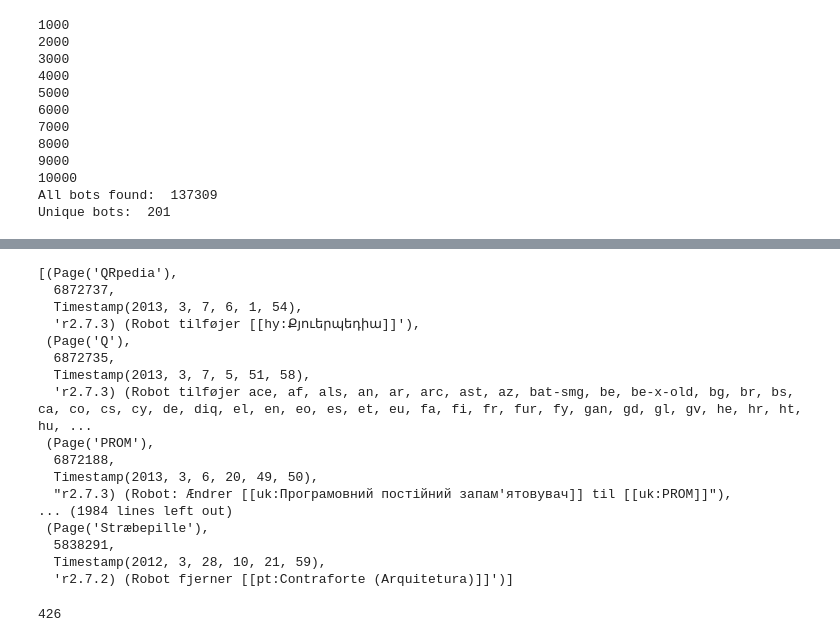
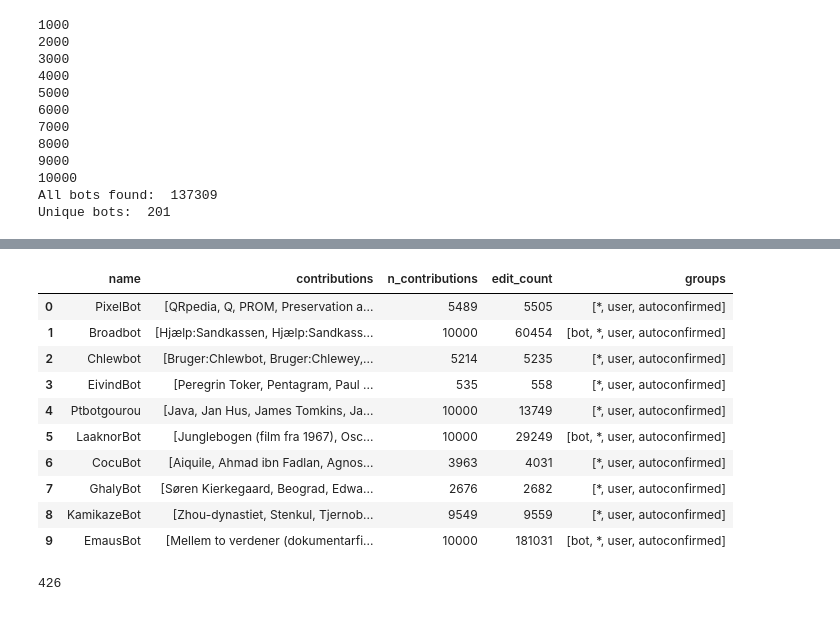
Before and after one commit to CSS-project-02467/CSS_Project, a Jupyter notebook: wikipedia.ipynb, the cells around one changed output, grey strips where cells are left out. Cells and saved outputs as stored; diff of their text form; code cells hidden in the pictures.

```diff
--- a/wikipedia.ipynb
+++ b/wikipedia.ipynb
@@ -139,6 +139,18 @@ All bots found:  137309
 Unique bots:  201
 # %%
 unique_bots = list(set(all_bots_list))
-bot_data = pd.DataFrame(unique_bots, columns = ['name'])
+bot_data = pd.DataFrame(unique_bots[:10], columns = ['name'])
 def get_bot_data(bot_name):
-    bot = pywikibot.
+    site = pywikibot.Site('da', 'wikipedia')
+    bot = pywikibot.User(site, bot_name)
+    contributions = [page[0].title() for page in list(bot.contributions(total=10000))]
+    n_contributions = len(contributions)
+    edit_count = bot.editCount()
+    return {'contributions': contributions, 'n_contributions': n_contributions,
+            'edit_count': edit_count}
+
+bot_list = []
+for bot_name in unique_bots[:10]:
+    bot_list.append(get_bot_data(bot_name))
+
+#bot_data = pd.concat([bot_data, bot_data['name'].apply(lambda x: pd.Series(get_bot_data(x)))], axis=1)
@@ -159,23 +177,17 @@ def get_bot_data(bot_name):
 # %%
-list(pywikibot.User(site, 'PixelBot').contributions())
+bot_data
 # %% [output]
-[(Page('QRpedia'),
-  6872737,
-  Timestamp(2013, 3, 7, 6, 1, 54),
-  'r2.7.3) (Robot tilføjer [[hy:Քյուերպեդիա]]'),
- (Page('Q'),
-  6872735,
-  Timestamp(2013, 3, 7, 5, 51, 58),
-  'r2.7.3) (Robot tilføjer ace, af, als, an, ar, arc, ast, az, bat-smg, be, be-x-old, bg, br, bs, ca, co, cs, cy, de, diq, el, en, eo, es, et, eu, fa, fi, fr, fur, fy, gan, gd, gl, gv, he, hr, ht, hu, ...
- (Page('PROM'),
-  6872188,
-  Timestamp(2013, 3, 6, 20, 49, 50),
-  "r2.7.3) (Robot: Ændrer [[uk:Програмовний постійний запам'ятовувач]] til [[uk:PROM]]"),
-... (1984 lines left out)
- (Page('Stræbepille'),
-  5838291,
-  Timestamp(2012, 3, 28, 10, 21, 59),
-  'r2.7.2) (Robot fjerner [[pt:Contraforte (Arquitetura)]]')]
+|  | name | contributions | n_contributions | edit_count | groups |
+| 0 | PixelBot | [QRpedia, Q, PROM, Preservation a... | 5489 | 5505 | [*, user, autoconfirmed] |
+| 1 | Broadbot | [Hjælp:Sandkassen, Hjælp:Sandkass... | 10000 | 60454 | [bot, *, user, autoconfirmed] |
+| 2 | Chlewbot | [Bruger:Chlewbot, Bruger:Chlewey,... | 5214 | 5235 | [*, user, autoconfirmed] |
+| 3 | EivindBot | [Peregrin Toker, Pentagram, Paul ... | 535 | 558 | [*, user, autoconfirmed] |
+| 4 | Ptbotgourou | [Java, Jan Hus, James Tomkins, Ja... | 10000 | 13749 | [*, user, autoconfirmed] |
+| 5 | LaaknorBot | [Junglebogen (film fra 1967), Osc... | 10000 | 29249 | [bot, *, user, autoconfirmed] |
+| 6 | CocuBot | [Aiquile, Ahmad ibn Fadlan, Agnos... | 3963 | 4031 | [*, user, autoconfirmed] |
+| 7 | GhalyBot | [Søren Kierkegaard, Beograd, Edwa... | 2676 | 2682 | [*, user, autoconfirmed] |
+| 8 | KamikazeBot | [Zhou-dynastiet, Stenkul, Tjernob... | 9549 | 9559 | [*, user, autoconfirmed] |
+| 9 | EmausBot | [Mellem to verdener (dokumentarfi... | 10000 | 181031 | [bot, *, user, autoconfirmed] |
 # %%
 print('Getting user articles')
 user_articles = Parallel(n_jobs=-2)(delayed(get_user_contributions)(user)
```
Also changed, not shown: parts of 2 cells of this notebook.
